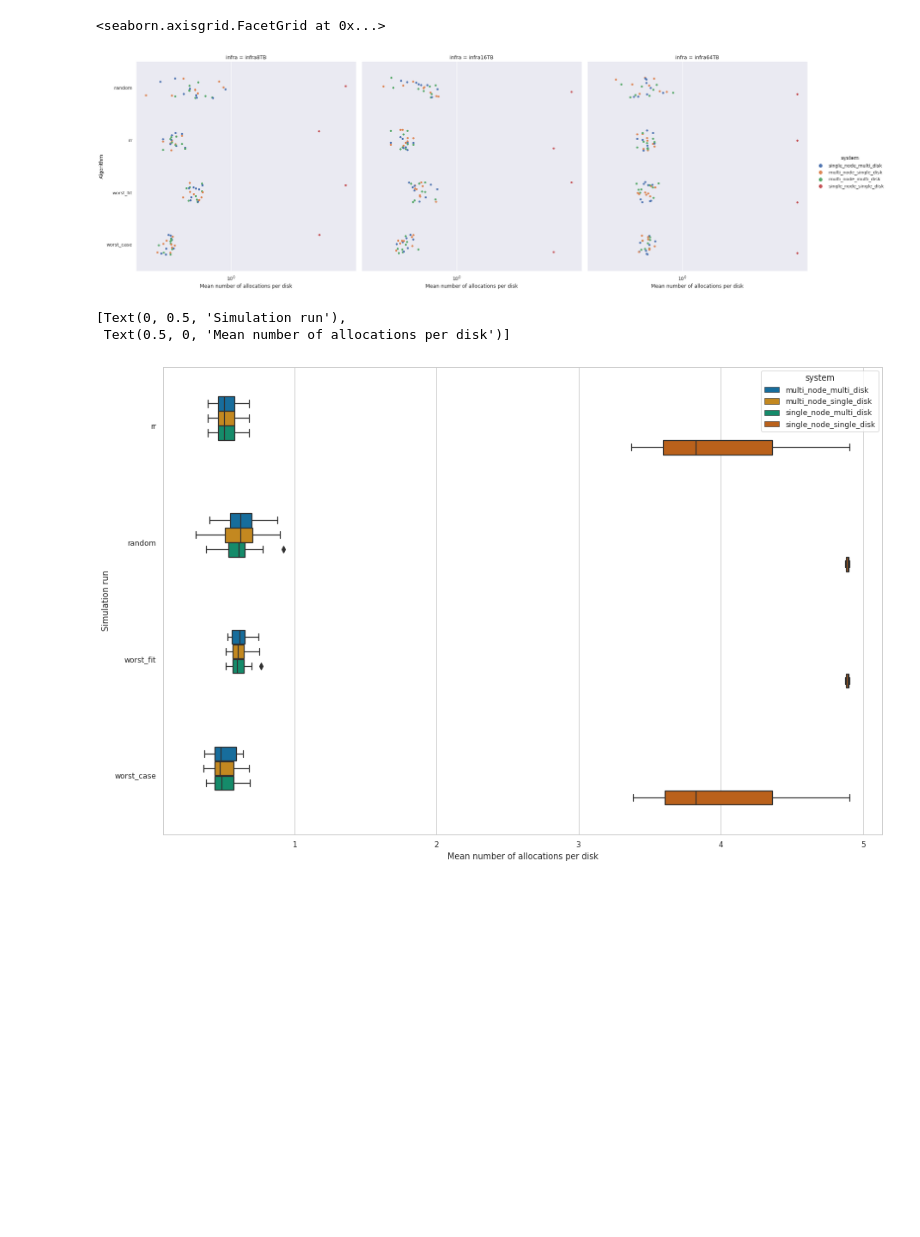
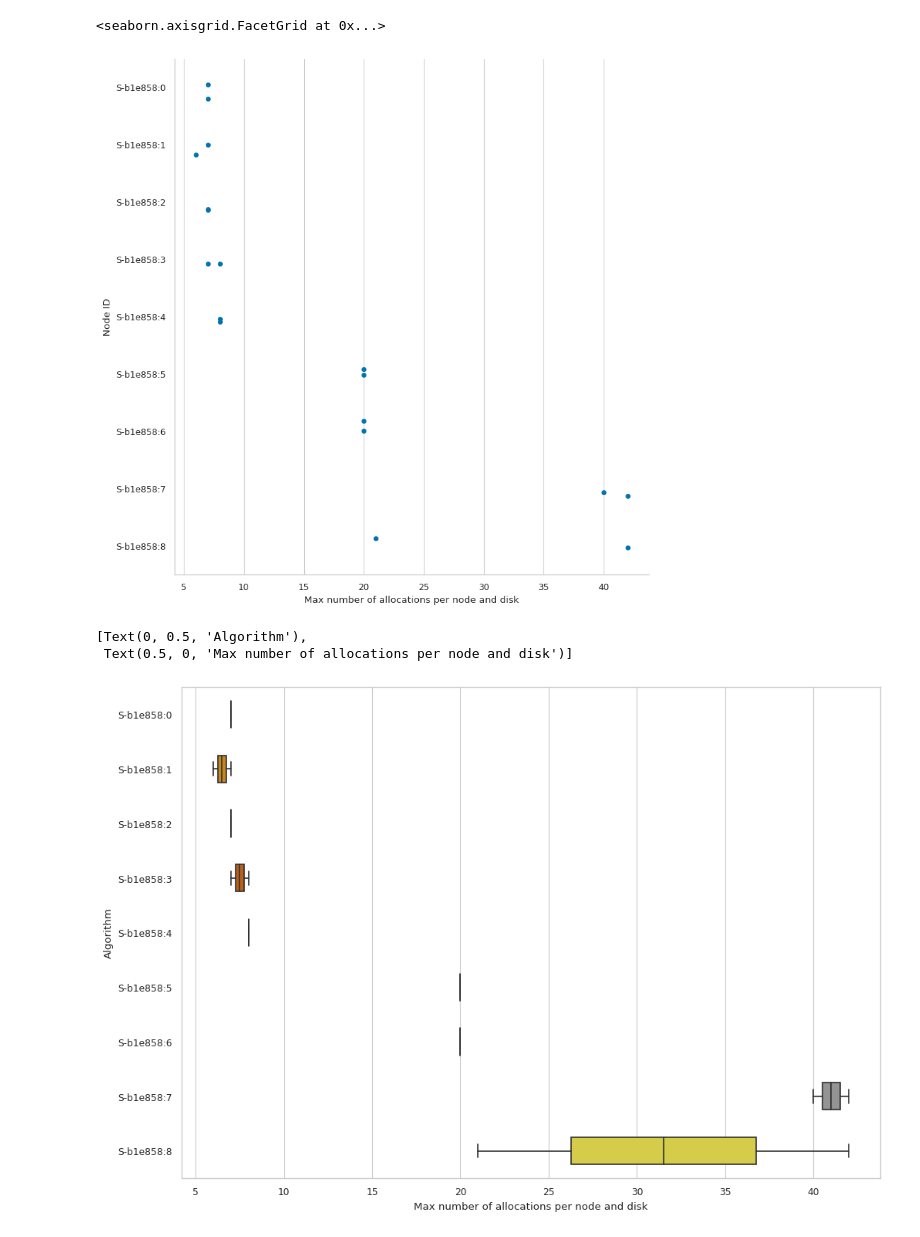
Before and after one commit to hephtaicie/storalloc, a Jupyter notebook: simulation/Seaborn_StorAllocStats_SingleFile.ipynb, the cells around one changed output. Drawn from its saved outputs; the diff is of its cells as text; code cells hidden in the pictures; blank space fills up the shorter version.

Commit message:
Few fixes and new config files for systems [still working on it] - On going-updates in simulation scripts to collect stdout/err logs from each component

```diff
--- a/simulation/Seaborn_StorAllocStats_SingleFile.ipynb
+++ b/simulation/Seaborn_StorAllocStats_SingleFile.ipynb
@@ -10,8 +10,8 @@ import yaml
 from yaml import SafeLoader
 
 EXP_PATH = "/home/hazrael/GitRepositories/storalloc/storalloc-gitlab/simulation/results"
-EXP_NAME = "exp__07-Dec-22_10-11_het32TB_1"
-EXP_FILE = "exp__split_200G_worst_case_infra32TBhet_multi_node_multi_disk_IOJobs.yml"
+EXP_NAME = "exp__08-Dec-22_16-39"
+EXP_FILE = "exp__split_200G_worst_case_infra64TBBB_multi_node_multi_disk_IOJobs.yml"
 
 full_path = f"{EXP_PATH}/{EXP_NAME}/{EXP_FILE}"
 print(f"Using file: {full_path}")
@@ -20,7 +20,7 @@ exp_data = []
 
 infra_pattern = re.compile(r"infra\d+TB")
 system_pattern = re.compile(r"(single|multi)(_[a-z]+){3}")
-algo_pattern = re.compile(r"(split_200G)_?(\S+)_infra\d+TBhet")
+algo_pattern = re.compile(r"(split_200G)_?(\S+)_infra\d+TBBB")
 
 with open(full_path, "r", encoding="utf-8") as yaml_file:
     exp = yaml.load(yaml_file, Loader=SafeLoader)
@@ -392,24 +188,0 @@ g.set(
-# %%
-# # --- TOTAL GB ALLOCATED (ALL NODES) VS WAITING TIME DURING RETRIES
-
-#sns.set(rc={'figure.figsize':(29.7,21)})
-sns.set_theme(**categorical_theme_2)
-
-#sns.set_style("whitegrid")
-g = sns.relplot(
-    x="nb_of_delayed_requests",
-    y="tt_waiting_time_minutes",
-    hue="algo",
-    size="tt_gb_allocated",
-    # style="system",
-    col="infra",
-    col_order=infra_order,
-    sizes=(100, 600),
-    alpha=.30,
-    height=5,
-    data=df_data
-)
-g.set(
-    xlabel="Number of  delayed requests",
-    ylabel="GB allocated during simulation (total)"
-)
@@ -442,7 +212,7 @@ for idx, row in df_data.iterrows():
             data_by_disk["disk_id"].append(disk['id'])
             data_by_disk["full_disk_id"].append(f"{node['id']}:{disk['id']}")
             data_by_disk["disk_mean_nb_alloc"].append(disk['mean_nb_alloc'])
-            data_by_disk["disk_max_nb_alloc"].append(disk['max_alloc'])
+            data_by_disk["disk_max_nb_alloc"].append(disk['max_nb_alloc'])
             data_by_disk["disk_mean_cap_percent"].append(disk['mean_capacity_utilisation'])
             data_by_disk["disk_max_cap_percent"].append(disk['max_cap_utilisation'])
             data_by_disk["disk_capacity"].append(disk['capacity'])
@@ -469,2 +234,0 @@ data_by_disk
-# %%
-data_by_disk = data_by_disk.sort_values(["algo",], ascending=True)
@@ -471,35 +268,32 @@ data_by_disk = data_by_disk.sort_values(["algo",], ascending=True)
 # %%
-# [7] ---  Mean number of allocations per disk, organised by simulation run and infrastructure.
+# [10] ---  Max number of allocations per disk, organised by simulation run and infrastructure (1/2)
 
 sns.set(rc={'figure.figsize':(11.7,8.27)})
-# sns.set_theme(**categorical_theme_disk)
+sns.set_theme(**categorical_theme_disk)
 
 g = sns.catplot(
     data=data_by_disk, kind="strip",
-    y="algo", x="disk_mean_nb_alloc",hue="system", col="infra",
-    height=8, jitter=0.2, col_order=infra_order, order=algo_order
+    y="node_id", x="disk_max_nb_alloc",
+    height=8, jitter=0.2,
 )
-g.set(xscale="log")
-g.set_axis_labels("Mean number of allocations per disk", "Algorithm")
+g.set_axis_labels("Max number of allocations per node and disk", "Node ID")
 # %% [output]
 <seaborn.axisgrid.FacetGrid at 0x...>
-[figure, old version]
+[figure, new version]
 # %%
-# [8] ---  Mean number of allocations per disk, organised by simulation run and infrastructure.
+# [11] ---  Max number of allocations per disk, organised by simulation run and infrastructure (2/2)
 
-# sns.set(rc={'figure.figsize':(29.7,21)})
-sns.set(rc={'figure.figsize':(15,10)})
+sns.set(rc={'figure.figsize':(11.7,8.27)})
 sns.set_theme(**categorical_theme_disk)
 
 
 g = sns.boxplot(
     data=data_by_disk,
-    y="algo", x="disk_mean_nb_alloc", hue="system",
-    dodge=True, width=0.5,
+    y="node_id", x="disk_max_nb_alloc",
+    dodge=True, width=0.5
 )
-#g.set(xscale="log")
-g.set(ylabel="Simulation run", xlabel="Mean number of allocations per disk")
+g.set(ylabel="Algorithm", xlabel="Max number of allocations per node and disk")
 # %% [output]
-[Text(0, 0.5, 'Simulation run'),
- Text(0.5, 0, 'Mean number of allocations per disk')]
+[Text(0, 0.5, 'Algorithm'),
+ Text(0.5, 0, 'Max number of allocations per node and disk')]
-[figure, old version]
+[figure, new version]
```
Also changed, not shown: parts of 30 cells of this notebook, 9 other files.
